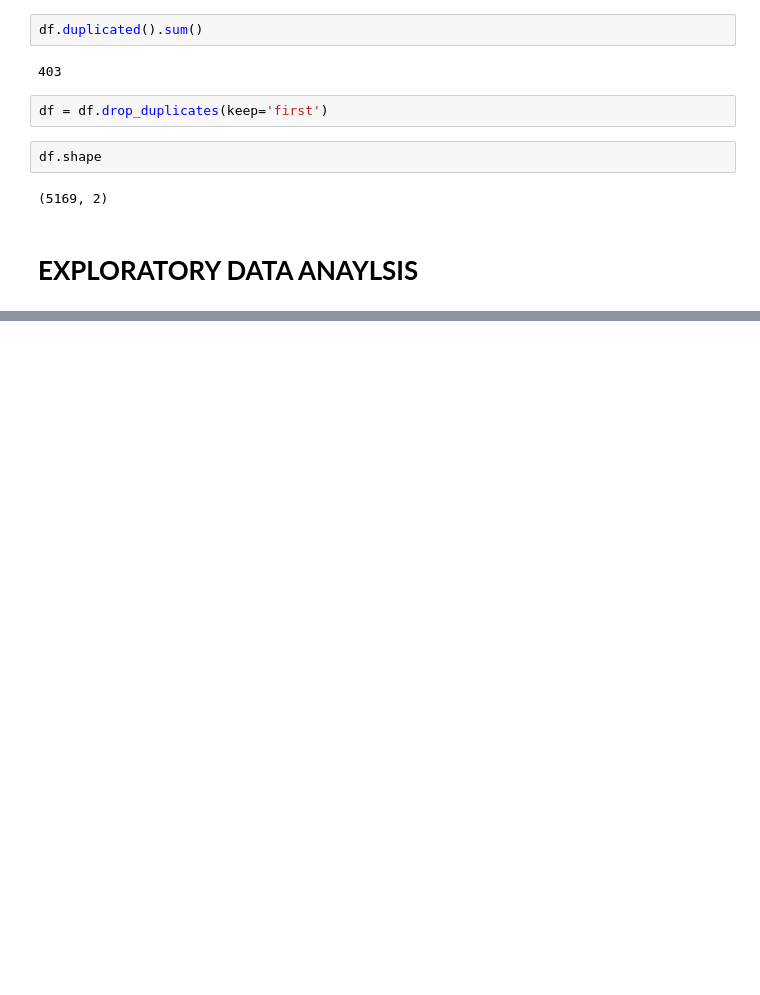
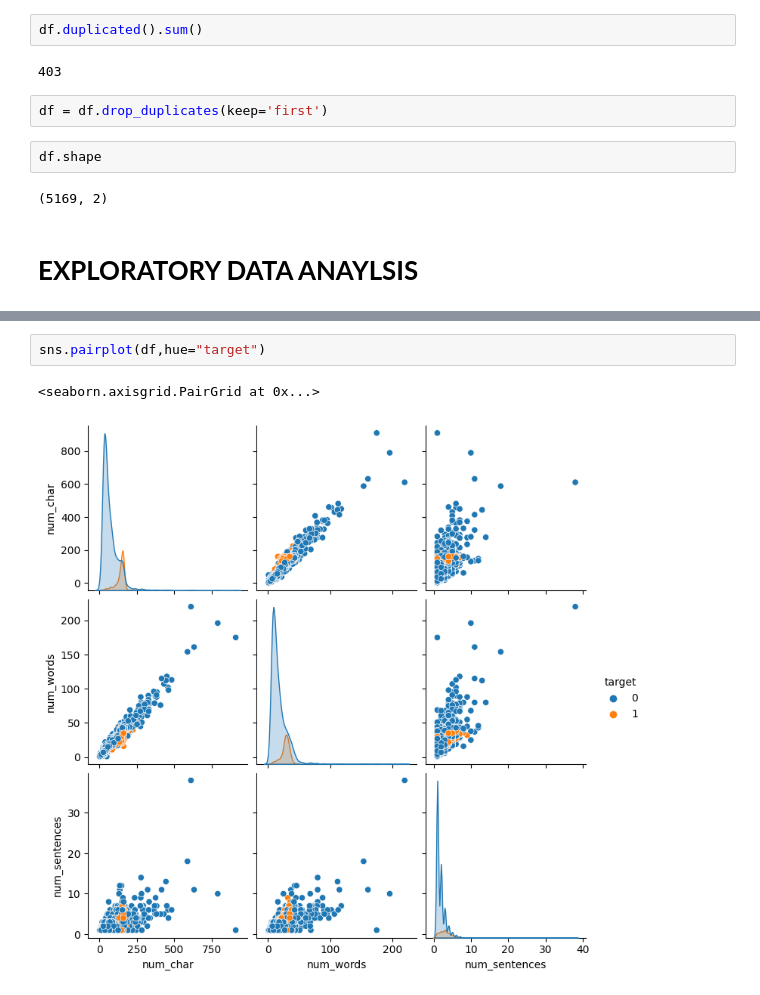
Before and after one commit to neel0086/deep_learning, a Jupyter notebook: SpamMessages.ipynb, the cells around one changed output, grey strips where cells are left out. Cells and saved outputs as stored; diff of their text form; blank space fills up the shorter version.

```diff
--- a/SpamMessages.ipynb
+++ b/SpamMessages.ipynb
@@ -106,0 +222,5 @@ df.shape
+# %%
+sns.pairplot(df,hue="target")
+# %% [output]
+<seaborn.axisgrid.PairGrid at 0x...>
+[figure, added]
```
Also changed, not shown: parts of 16 cells of this notebook.
